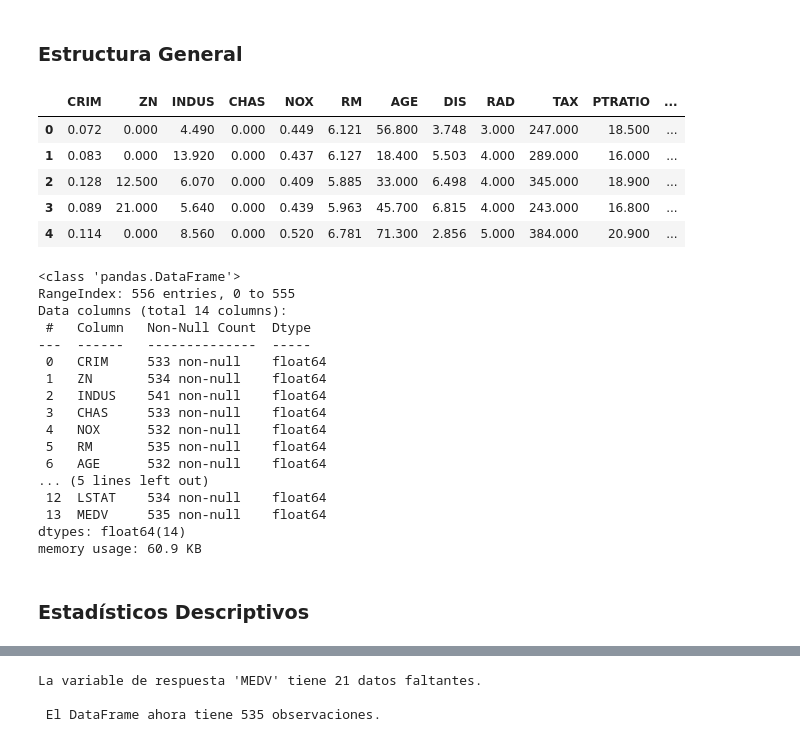
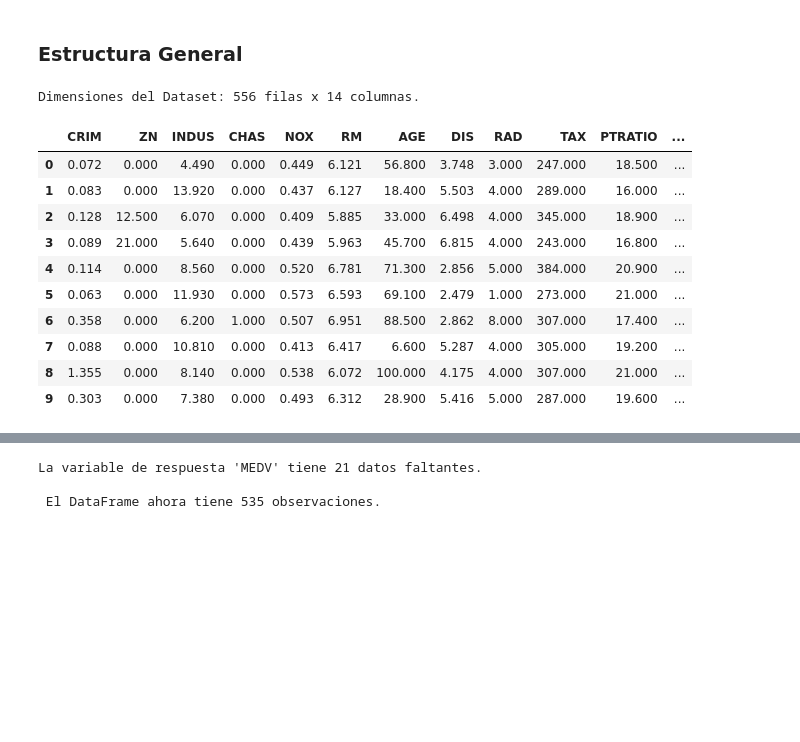
Before and after one commit to Juliansilva1/TP_AA1_Aiup_Paoloni_Silva, a Jupyter notebook: src/TP-regresion-AA1.ipynb, the cells around one changed output, grey strips where cells are left out. Drawn from its saved outputs; the diff is of its cells as text; code cells hidden in the pictures; blank space fills up the shorter version.

```diff
--- a/src/TP-regresion-AA1.ipynb
+++ b/src/TP-regresion-AA1.ipynb
@@ -36,41 +35,28 @@ plt.rcParams["figure.figsize"] = (10, 5)
 # Semilla global: la reutilizamos en cada paso aleatorio para que el trabajo sea reproducible.
 RANDOM_STATE = 42
 # %%
-house_pricing = pd.read_csv("../data/house-prices-tp.csv")
+house_pricing = pd.read_csv(("../data/house-prices-tp.csv"))
 # %% [markdown]
 ## Análisis Exploratorio
 
 En esta sección se elabora un primer diagnóstico del conjunto de datos.
 # %% [markdown]
 ### Estructura General
+# %%
+print(f"Dimensiones del Dataset: {house_pricing.shape[0]} filas x {house_pricing.shape[1]} columnas.")
+# %% [output]
+Dimensiones del Dataset: 556 filas x 14 columnas.
 # %%
-house_pricing.head()
+house_pricing.head(10)
 # %% [output]
 |  | CRIM | ZN | INDUS | CHAS | NOX | RM | AGE | DIS | RAD | TAX | PTRATIO | ... |
 | 0 | 0.072 | 0.000 | 4.490 | 0.000 | 0.449 | 6.121 | 56.800 | 3.748 | 3.000 | 247.000 | 18.500 | ... |
 | 1 | 0.083 | 0.000 | 13.920 | 0.000 | 0.437 | 6.127 | 18.400 | 5.503 | 4.000 | 289.000 | 16.000 | ... |
 | 2 | 0.128 | 12.500 | 6.070 | 0.000 | 0.409 | 5.885 | 33.000 | 6.498 | 4.000 | 345.000 | 18.900 | ... |
 | 3 | 0.089 | 21.000 | 5.640 | 0.000 | 0.439 | 5.963 | 45.700 | 6.815 | 4.000 | 243.000 | 16.800 | ... |
 | 4 | 0.114 | 0.000 | 8.560 | 0.000 | 0.520 | 6.781 | 71.300 | 2.856 | 5.000 | 384.000 | 20.900 | ... |
+| 5 | 0.063 | 0.000 | 11.930 | 0.000 | 0.573 | 6.593 | 69.100 | 2.479 | 1.000 | 273.000 | 21.000 | ... |
+| 6 | 0.358 | 0.000 | 6.200 | 1.000 | 0.507 | 6.951 | 88.500 | 2.862 | 8.000 | 307.000 | 17.400 | ... |
+| 7 | 0.088 | 0.000 | 10.810 | 0.000 | 0.413 | 6.417 | 6.600 | 5.287 | 4.000 | 305.000 | 19.200 | ... |
+| 8 | 1.355 | 0.000 | 8.140 | 0.000 | 0.538 | 6.072 | 100.000 | 4.175 | 4.000 | 307.000 | 21.000 | ... |
+| 9 | 0.303 | 0.000 | 7.380 | 0.000 | 0.493 | 6.312 | 28.900 | 5.416 | 5.000 | 287.000 | 19.600 | ... |
-# %%
-house_pricing.info()
-# %% [output]
-<class 'pandas.DataFrame'>
-RangeIndex: 556 entries, 0 to 555
-Data columns (total 14 columns):
- #   Column   Non-Null Count  Dtype
----  ------   --------------  -----
- 0   CRIM     533 non-null    float64
- 1   ZN       534 non-null    float64
- 2   INDUS    541 non-null    float64
- 3   CHAS     533 non-null    float64
- 4   NOX      532 non-null    float64
- 5   RM       535 non-null    float64
- 6   AGE      532 non-null    float64
-... (5 lines left out)
- 12  LSTAT    534 non-null    float64
- 13  MEDV     535 non-null    float64
-dtypes: float64(14)
-memory usage: 60.9 KB
-# %% [markdown]
-### Estadísticos Descriptivos
```
Also changed, not shown: parts of 26 cells of this notebook.
